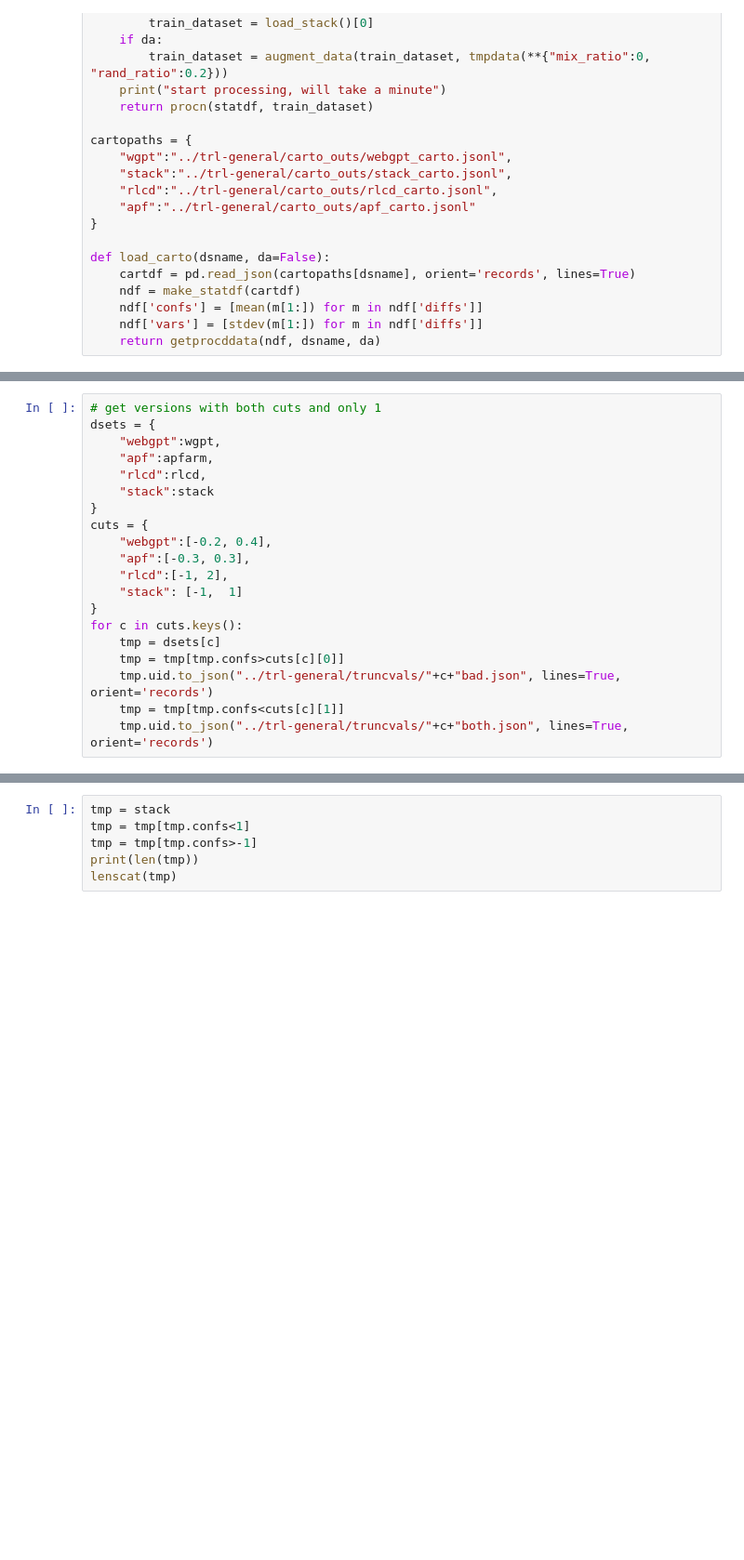
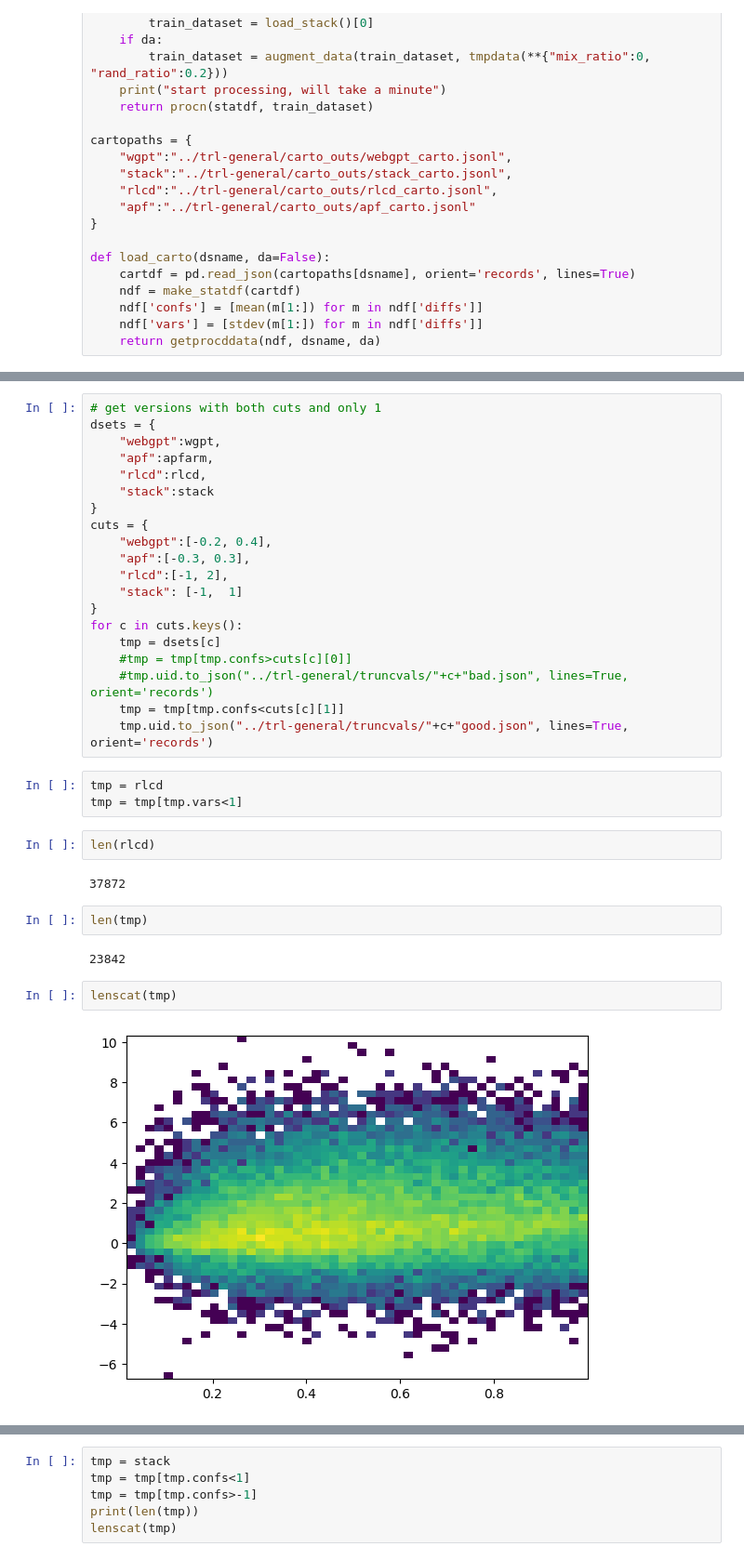
Before and after one commit to PrasannS/rlhf-length-biases, a Jupyter notebook: eval/examine_dcarto.ipynb, the cells around one changed output, grey strips where cells are left out. Shown at 93% size. Saved outputs shown, nothing was run; the diff lists cells and outputs as text; blank space fills up the shorter version.

Commit message:
fixing rlcd dataproc code

```diff
--- a/eval/examine_dcarto.ipynb
+++ b/eval/examine_dcarto.ipynb
@@ -197,7 +199,22 @@ cuts = {
 }
 for c in cuts.keys():
     tmp = dsets[c]
-    tmp = tmp[tmp.confs>cuts[c][0]]
-    tmp.uid.to_json("../trl-general/truncvals/"+c+"bad.json", lines=True,  orient='records')
+    #tmp = tmp[tmp.confs>cuts[c][0]]
+    #tmp.uid.to_json("../trl-general/truncvals/"+c+"bad.json", lines=True,  orient='records')
     tmp = tmp[tmp.confs<cuts[c][1]]
-    tmp.uid.to_json("../trl-general/truncvals/"+c+"both.json", lines=True,  orient='records')
+    tmp.uid.to_json("../trl-general/truncvals/"+c+"good.json", lines=True,  orient='records')
+# %%
+tmp = rlcd
+tmp = tmp[tmp.vars<1]
+# %%
+len(rlcd)
+# %% [output]
+37872
+# %%
+len(tmp)
+# %% [output]
+23842
+# %%
+lenscat(tmp)
+# %% [output]
+[figure, added]
```
Also changed, not shown: parts of 4 cells of this notebook, 16 other files.
